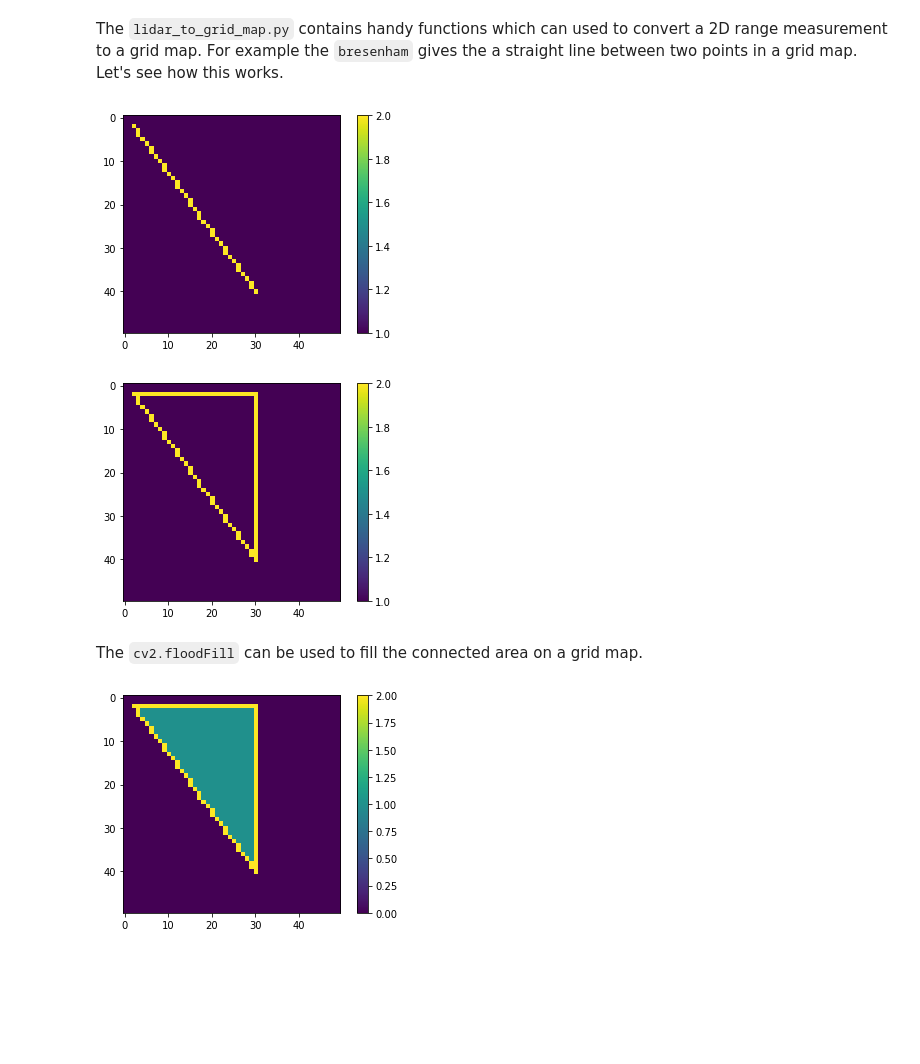
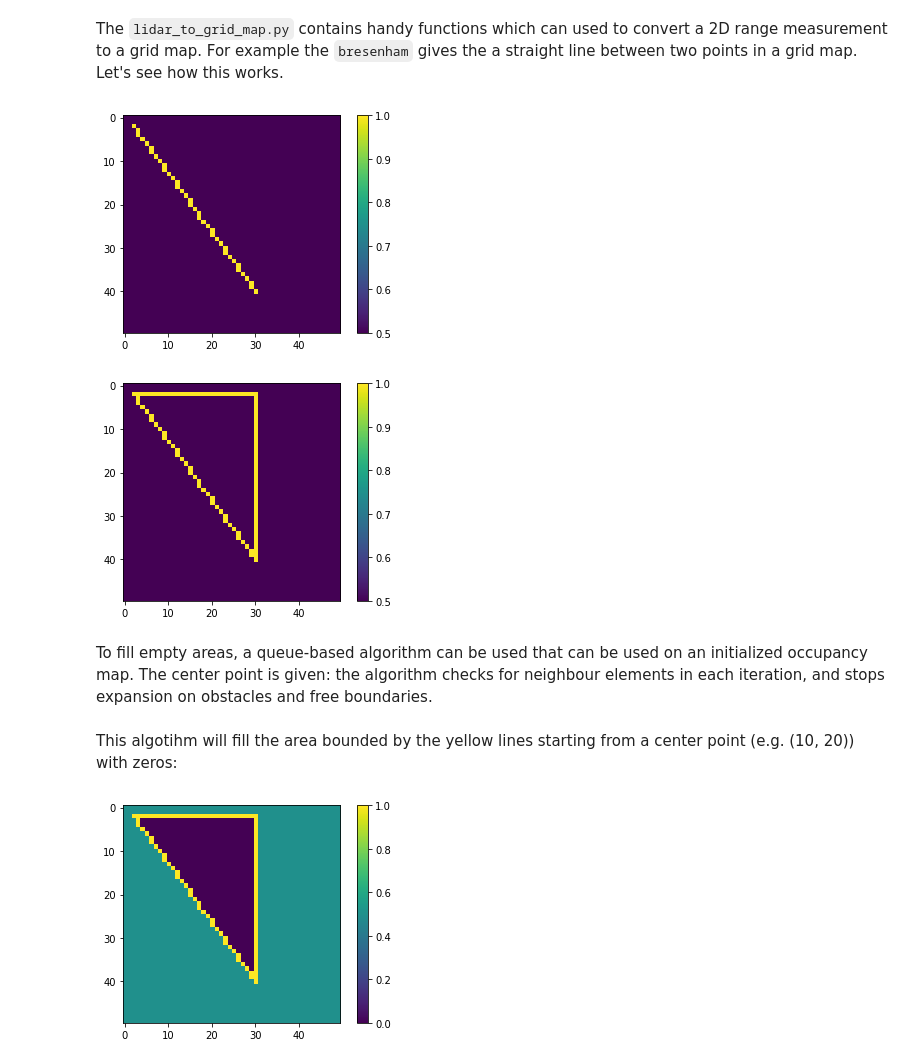
Before and after one commit to AtsushiSakai/PythonRobotics, a Jupyter notebook: Mapping/lidar_to_grid_map/lidar_to_grid_map_tutorial.ipynb, the cells around one changed output. Saved outputs shown, nothing was run; the diff lists cells and outputs as text; code cells hidden in the pictures; blank space fills up the shorter version.

```diff
--- a/Mapping/lidar_to_grid_map/lidar_to_grid_map_tutorial.ipynb
+++ b/Mapping/lidar_to_grid_map/lidar_to_grid_map_tutorial.ipynb
@@ -51,36 +50,73 @@ plt.show()
 The `lidar_to_grid_map.py` contains handy functions which can used to convert a 2D range measurement to a grid map. For example the `bresenham`  gives the a straight line between two points in a grid map. Let's see how this works.
 # %%
 import lidar_to_grid_map as lg
-map1 = np.ones((50, 50), dtype=np.uint8)
+map1 = np.ones((50, 50)) * 0.5
 line = lg.bresenham((2, 2), (40, 30))
 for l in line:
-    map1[l[0]][l[1]] = 2
+    map1[l[0]][l[1]] = 1
 plt.imshow(map1)
 plt.colorbar()
 plt.show()
 # %% [output]
-[figure, old version]
+[figure, new version]
 # %%
 line = lg.bresenham((2, 30), (40, 30))
 for l in line:
-    map1[l[0]][l[1]] = 2
+    map1[l[0]][l[1]] = 1
 line = lg.bresenham((2, 30), (2, 2))
 for l in line:
-    map1[l[0]][l[1]] = 2
+    map1[l[0]][l[1]] = 1
 plt.imshow(map1)
 plt.colorbar()
 plt.show()
 # %% [output]
-[figure, old version]
+[figure, new version]
-# %% [markdown]
-The `cv2.floodFill` can be used to fill the connected area on a grid map.
+# %% [markdown]
+To fill empty areas, a queue-based algorithm can be used that can be used on an initialized occupancy map. The center point is given: the algorithm checks for neighbour elements in each iteration, and stops expansion on obstacles and free boundaries.
+# %%
+from collections import deque
+def flood_fill(cpoint, pmap):
+    """
+    cpoint: starting point (x,y) of fill
+    pmap: occupancy map generated from Bresenham ray-tracing
+    """
+    # Fill empty areas with queue method
+    sx, sy = pmap.shape
+    fringe = deque()
+    fringe.appendleft(cpoint)
+    while len(fringe)>0:
+        n = fringe.pop()
+        nx, ny = n
+        # West
+        if nx > 0:
+            if pmap[nx - 1, ny] == 0.5:
+                pmap[nx - 1, ny] = 0.0
+                fringe.appendleft((nx - 1, ny))
+        # East
+        if nx < sx - 1:
+            if pmap[nx + 1, ny] == 0.5:
+                pmap[nx + 1, ny] = 0.0
+                fringe.appendleft((nx + 1, ny))
+        # North
+        if ny > 0:
+            if pmap[nx, ny - 1] == 0.5:
+                pmap[nx, ny - 1] = 0.0
+                fringe.appendleft((nx, ny - 1))
+        # South
+        if ny < sy - 1:
+            if pmap[nx, ny + 1] == 0.5:
+                pmap[nx, ny + 1] = 0.0
+                fringe.appendleft((nx, ny + 1))
+# %% [markdown]
+This algotihm will fill the area bounded by the yellow lines starting from a center point (e.g. (10, 20)) with zeros:
 # %%
-cv2.floodFill(map1, None, (10, 20), 0)
+flood_fill((10, 20), map1)
+map_float = np.array(map1)/10.0
 plt.imshow(map1)
 plt.colorbar()
 plt.show()
 # %% [output]
-[figure, old version]
+[figure, new version]
 # %%
 xyreso = 0.02  # x-y grid resolution
 yawreso = math.radians(3.1)  # yaw angle resolution [rad]
```
Also changed, not shown: parts of 2 cells of this notebook, 1 other file.
